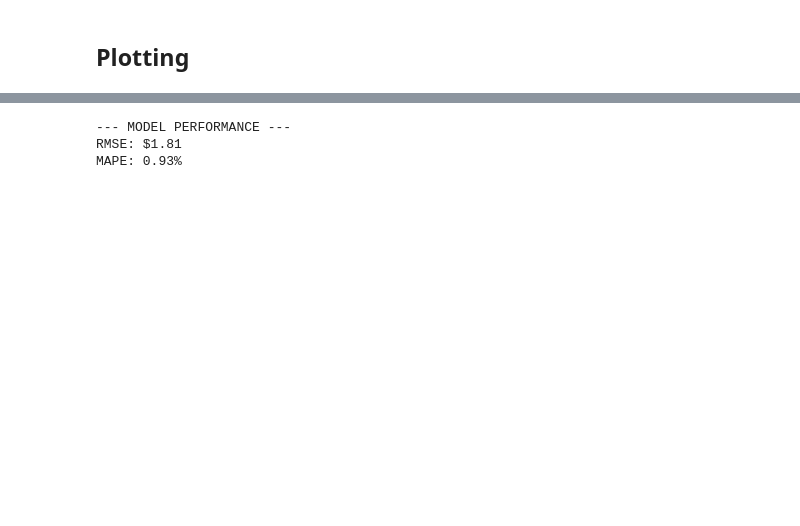
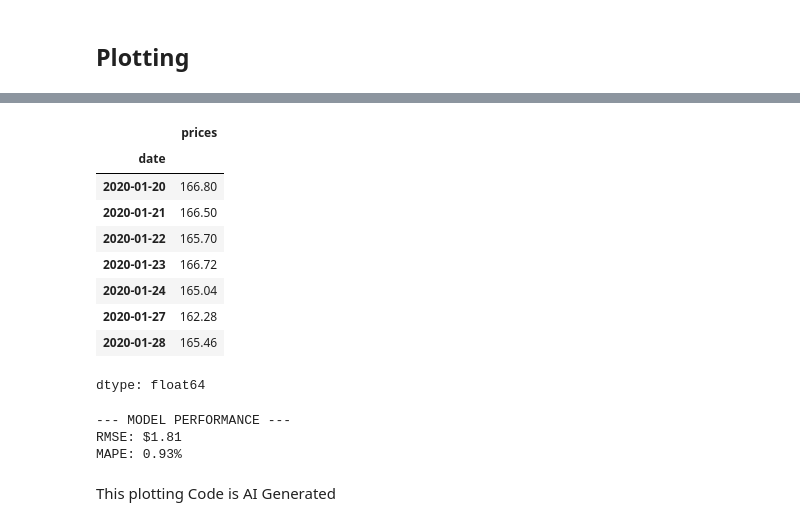
Before and after one commit to Kedar154/AI-Driven-Stock-Market-Intelligence, a Jupyter notebook: ARIMA_GARCH_RF(5).ipynb, the cells around one changed output, grey strips where cells are left out. Drawn from its saved outputs; the diff is of its cells as text; code cells hidden in the pictures; blank space fills up the shorter version.

```diff
--- a/ARIMA_GARCH_RF(5).ipynb
+++ b/ARIMA_GARCH_RF(5).ipynb
@@ -245 +797,14 @@ Day 7 Forecast: 162.70 | Actual: 165.46
+# %%
+output_df['prices']
+# %% [output]
+|  | prices |
+| date |  |
+| 2020-01-20 | 166.80 |
+| 2020-01-21 | 166.50 |
+| 2020-01-22 | 165.70 |
+| 2020-01-23 | 166.72 |
+| 2020-01-24 | 165.04 |
+| 2020-01-27 | 162.28 |
+| 2020-01-28 | 165.46 |
+dtype: float64
 # %%
@@ -271,6 +834,8 @@ plot_lower = [hist_slice['prices'].iloc[-1]] + lower_bounds
 # 3. Calculate Error Metrics for the Popup
 rmse = np.sqrt(mean_squared_error(output_df['prices'], rolling_preds))
 mape = mean_absolute_percentage_error(output_df['prices'], rolling_preds)
+# %% [markdown]
+This plotting Code is AI Generated
 # %%
 fig = go.Figure()
 
```
Also changed, not shown: parts of 77 cells of this notebook.
